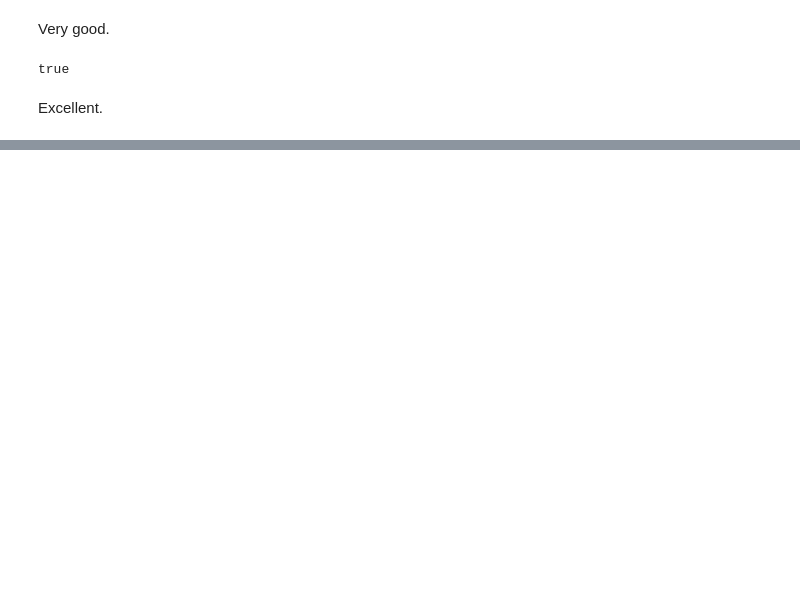
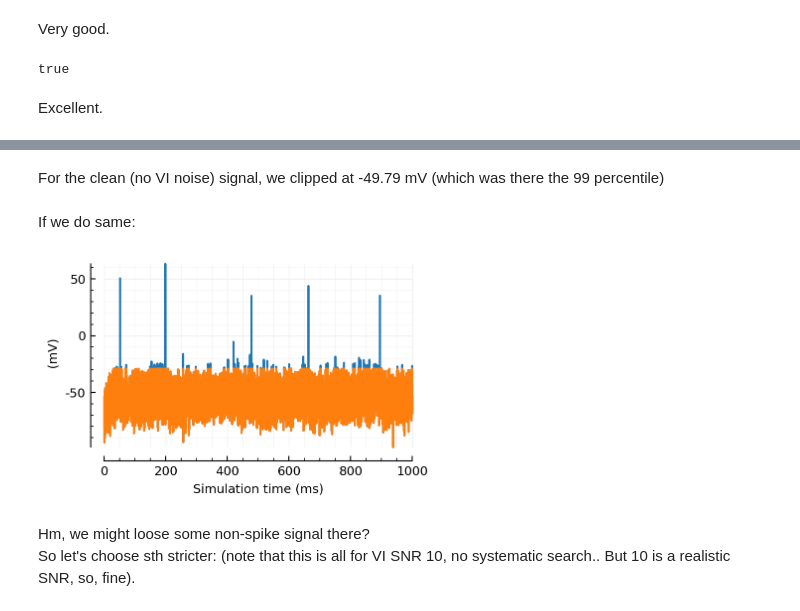
Before and after one commit to tfiers/phd, a Jupyter notebook: _sources/nb/2023-09-20__STA_conntest_for_diff_recording_quality_n_durations.ipynb, the cells around one changed output, grey strips where cells are left out. Drawn from its saved outputs; the diff is of its cells as text; code cells hidden in the pictures; blank space fills up the shorter version.

```diff
--- a/_sources/nb/2023-09-20__STA_conntest_for_diff_recording_quality_n_durations.ipynb
+++ b/_sources/nb/2023-09-20__STA_conntest_for_diff_recording_quality_n_durations.ipynb
@@ -49,0 +71,4 @@ end
+# %% [markdown]
+For the clean (no VI noise) signal, we clipped at -49.79 mV (which was there the 99 percentile)
+# %% [markdown]
+If we do same:
@@ -49,0 +82,11 @@ end
+# %%
+sigc = clip!(copy(sig), 99);
+# %%
+tlim=[0,1000]
+plotsig(sig , tlim, ms, yunit=:mV)
+plotsig(sigc, tlim, ms, yunit=:mV, yunits_in=nothing);
+# %% [output]
+[figure, added]
+# %% [markdown]
+Hm, we might loose some non-spike signal there?
+So let's choose sth stricter:  (note that this is all for VI SNR 10, no systematic search.. But 10 is a realistic SNR, so, fine).
```
Also changed, not shown: parts of 24 cells of this notebook, 29 other files.
